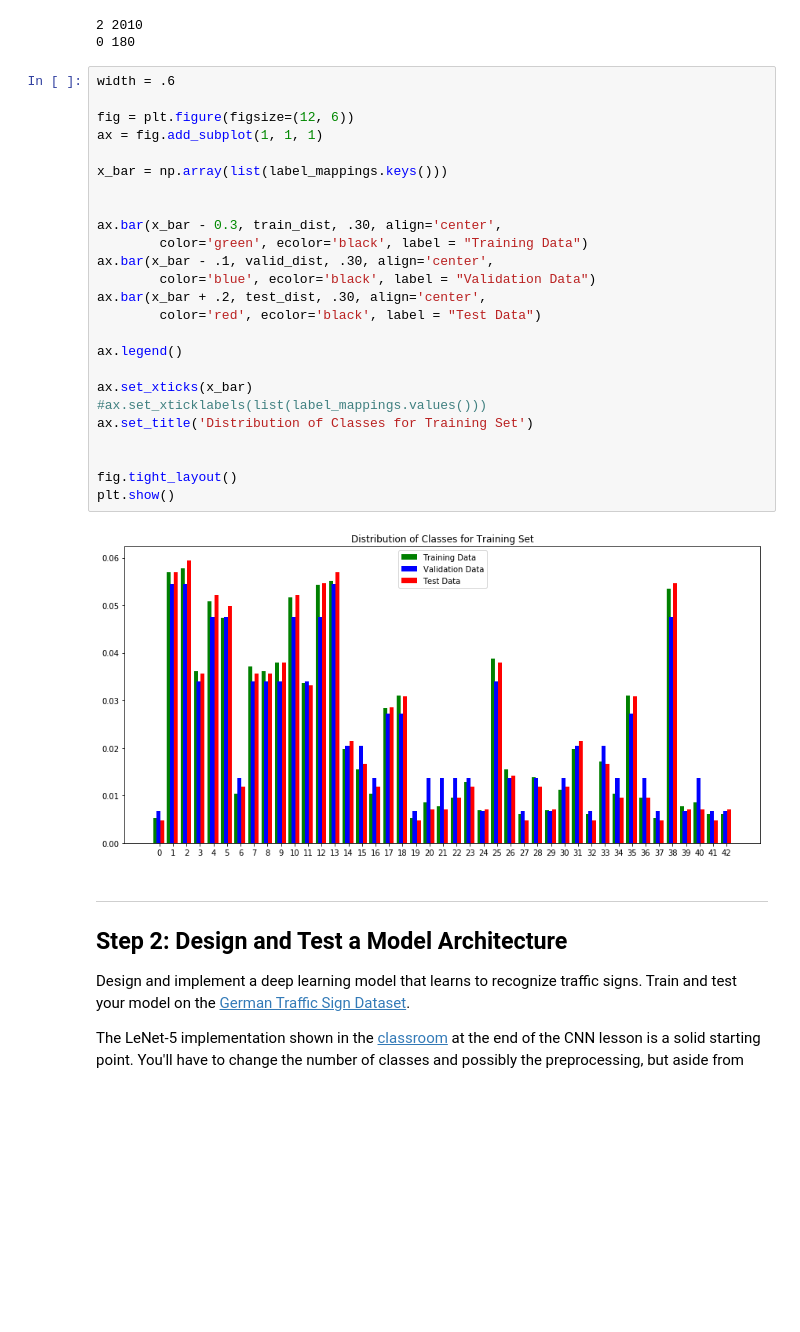
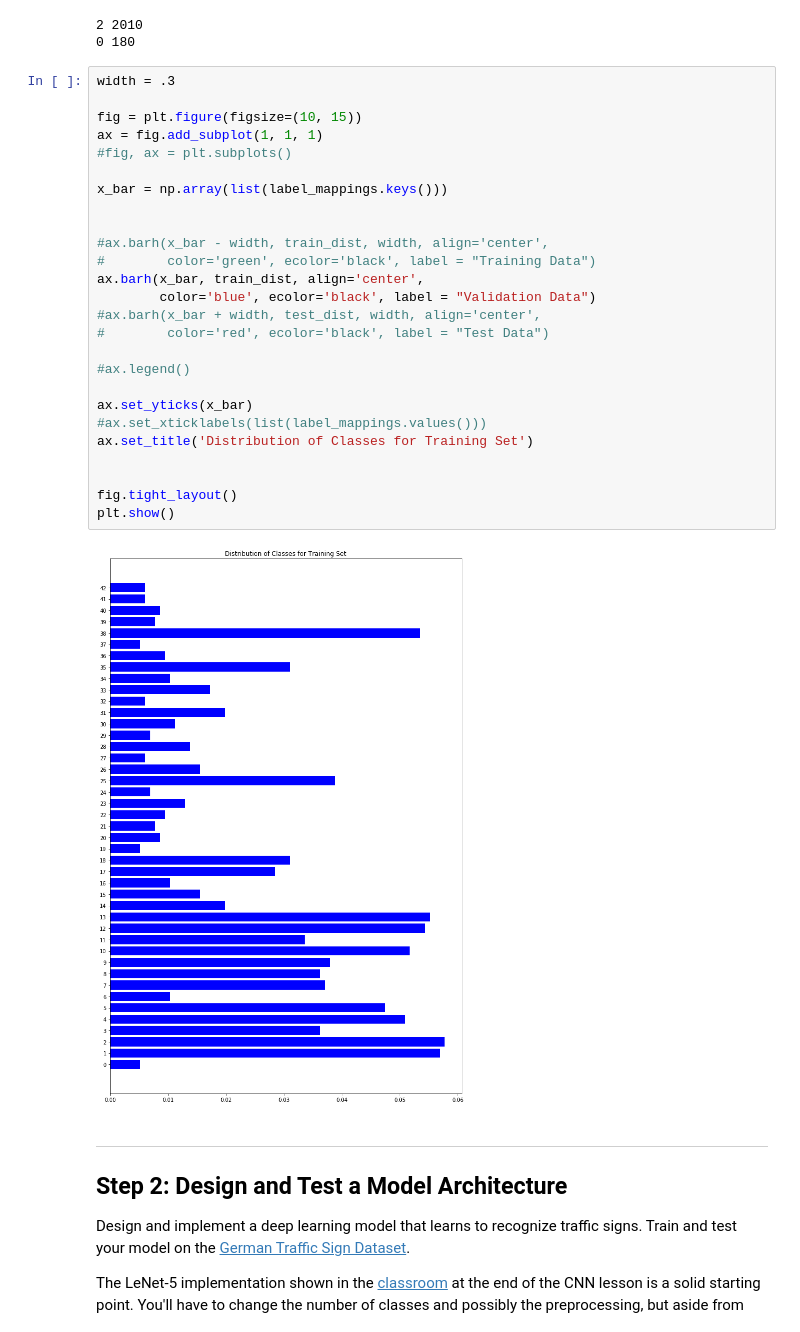
Before and after one commit to Minh-An/CarND-Traffic-Sign-Classifier-Project, a Jupyter notebook: Traffic_Sign_Classifier.ipynb, the cells around one changed output. Cells and saved outputs as stored; diff of their text form; blank space fills up the shorter version.

```diff
--- a/Traffic_Sign_Classifier.ipynb
+++ b/Traffic_Sign_Classifier.ipynb
@@ -144,32 +144,33 @@ test_dist = test_dist / np.sum(test_dist)
 2 2010
 0 180
 # %%
-width = .6
+width = .3
 
-fig = plt.figure(figsize=(12, 6))
+fig = plt.figure(figsize=(10, 15))
 ax = fig.add_subplot(1, 1, 1)
+#fig, ax = plt.subplots()
 
 x_bar = np.array(list(label_mappings.keys()))
 
 
-ax.bar(x_bar - 0.3, train_dist, .30, align='center',
-        color='green', ecolor='black', label = "Training Data")
-ax.bar(x_bar - .1, valid_dist, .30, align='center',
+#ax.barh(x_bar - width, train_dist, width, align='center',
+#        color='green', ecolor='black', label = "Training Data")
+ax.barh(x_bar, train_dist, align='center',
         color='blue', ecolor='black', label = "Validation Data")
-ax.bar(x_bar + .2, test_dist, .30, align='center',
-        color='red', ecolor='black', label = "Test Data")
+#ax.barh(x_bar + width, test_dist, width, align='center',
+#        color='red', ecolor='black', label = "Test Data")
 
-ax.legend()
+#ax.legend()
 
-ax.set_xticks(x_bar)
+ax.set_yticks(x_bar)
 #ax.set_xticklabels(list(label_mappings.values()))
 ax.set_title('Distribution of Classes for Training Set')
 
 
 fig.tight_layout()
 plt.show()
 # %% [output]
-[figure, old version]
+[figure, new version]
 # %% [markdown]
 ----
 
```
Also changed, not shown: parts of 10 cells of this notebook.
